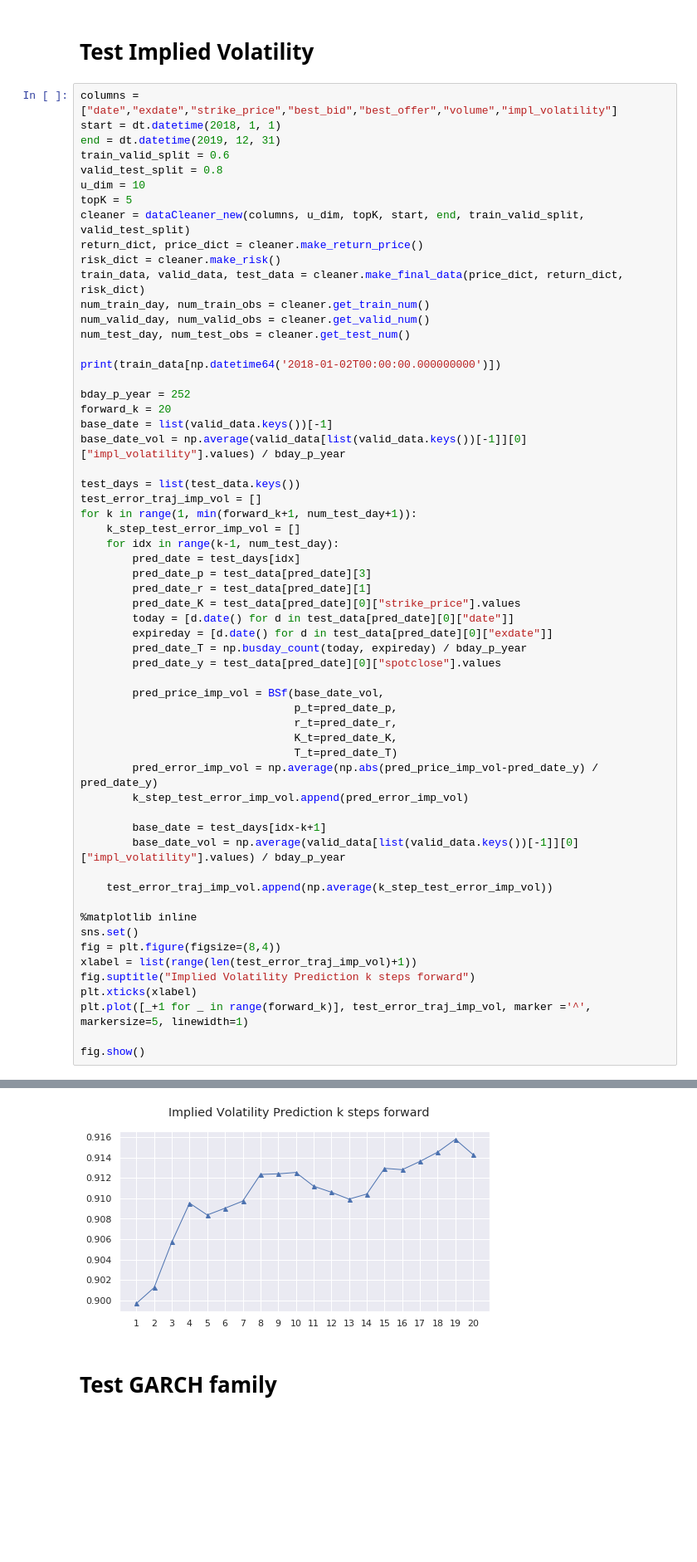
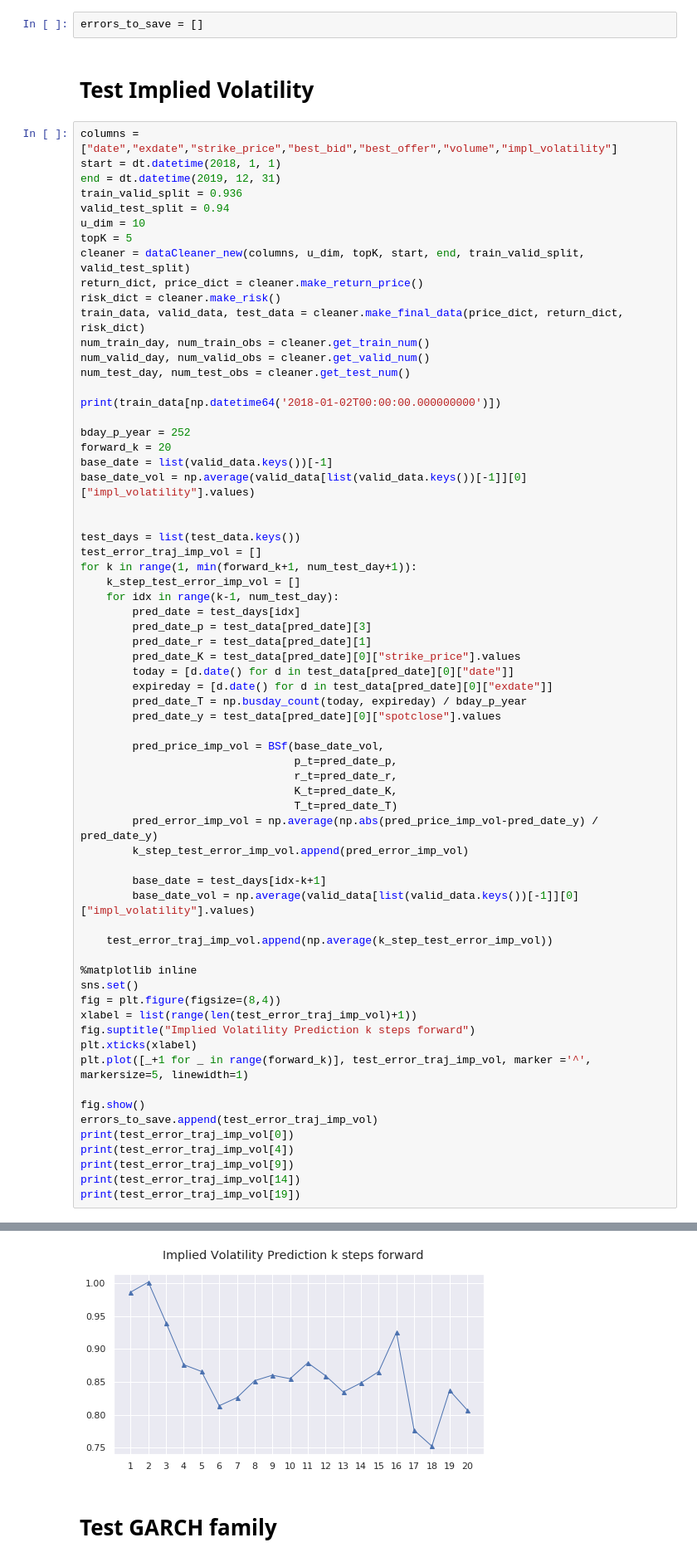
Before and after one commit to BobZiyangDing/EchoStateNeuralStochasticVolatilityHestonModel, a Jupyter notebook: experiment/CompareModel.ipynb, the cells around one changed output, grey strips where cells are left out. Shown: that part at 83% size. Drawn from its saved outputs; the diff is of its cells as text; blank space fills up the shorter version.

```diff
--- a/experiment/CompareModel.ipynb
+++ b/experiment/CompareModel.ipynb
@@ -75,14 +75,16 @@ def BSf(theta_t, **hx_args):
 
 def is_pos_def(x):
     return np.all(np.linalg.eigvals(x) > 0)
+# %%
+errors_to_save = []
 # %% [markdown]
 # Test Implied Volatility
 # %%
 columns = ["date","exdate","strike_price","best_bid","best_offer","volume","impl_volatility"]
 start = dt.datetime(2018, 1, 1)
 end = dt.datetime(2019, 12, 31)
-train_valid_split = 0.6
-valid_test_split = 0.8
+train_valid_split = 0.936
+valid_test_split = 0.94
 u_dim = 10
 topK = 5
 cleaner = dataCleaner_new(columns, u_dim, topK, start, end, train_valid_split, valid_test_split)
@@ -98,7 +100,8 @@ print(train_data[np.datetime64('2018-01-02T00:00:00.000000000')])
 bday_p_year = 252
 forward_k = 20
 base_date = list(valid_data.keys())[-1]
-base_date_vol = np.average(valid_data[list(valid_data.keys())[-1]][0]["impl_volatility"].values) / bday_p_year
+base_date_vol = np.average(valid_data[list(valid_data.keys())[-1]][0]["impl_volatility"].values)
+
 
 test_days = list(test_data.keys())
 test_error_traj_imp_vol = []
@@ -123,7 +126,7 @@ for k in range(1, min(forward_k+1, num_test_day+1)):
         k_step_test_error_imp_vol.append(pred_error_imp_vol)
 
         base_date = test_days[idx-k+1]
-        base_date_vol = np.average(valid_data[list(valid_data.keys())[-1]][0]["impl_volatility"].values) / bday_p_year
+        base_date_vol = np.average(valid_data[list(valid_data.keys())[-1]][0]["impl_volatility"].values)
 
     test_error_traj_imp_vol.append(np.average(k_step_test_error_imp_vol))
 
@@ -136,4 +139,10 @@ plt.xticks(xlabel)
 plt.plot([_+1 for _ in range(forward_k)], test_error_traj_imp_vol, marker ='^', markersize=5, linewidth=1)
 
 fig.show()
+errors_to_save.append(test_error_traj_imp_vol)
+print(test_error_traj_imp_vol[0])
+print(test_error_traj_imp_vol[4])
+print(test_error_traj_imp_vol[9])
+print(test_error_traj_imp_vol[14])
+print(test_error_traj_imp_vol[19])
 # %% [output]
@@ -160,3 +166,3 @@ Attached 375 test option observations
-[figure, old version]
+[figure, new version]
 # %% [markdown]
 # Test GARCH family
```
Also changed, not shown: parts of 7 cells of this notebook, 1 other file.
